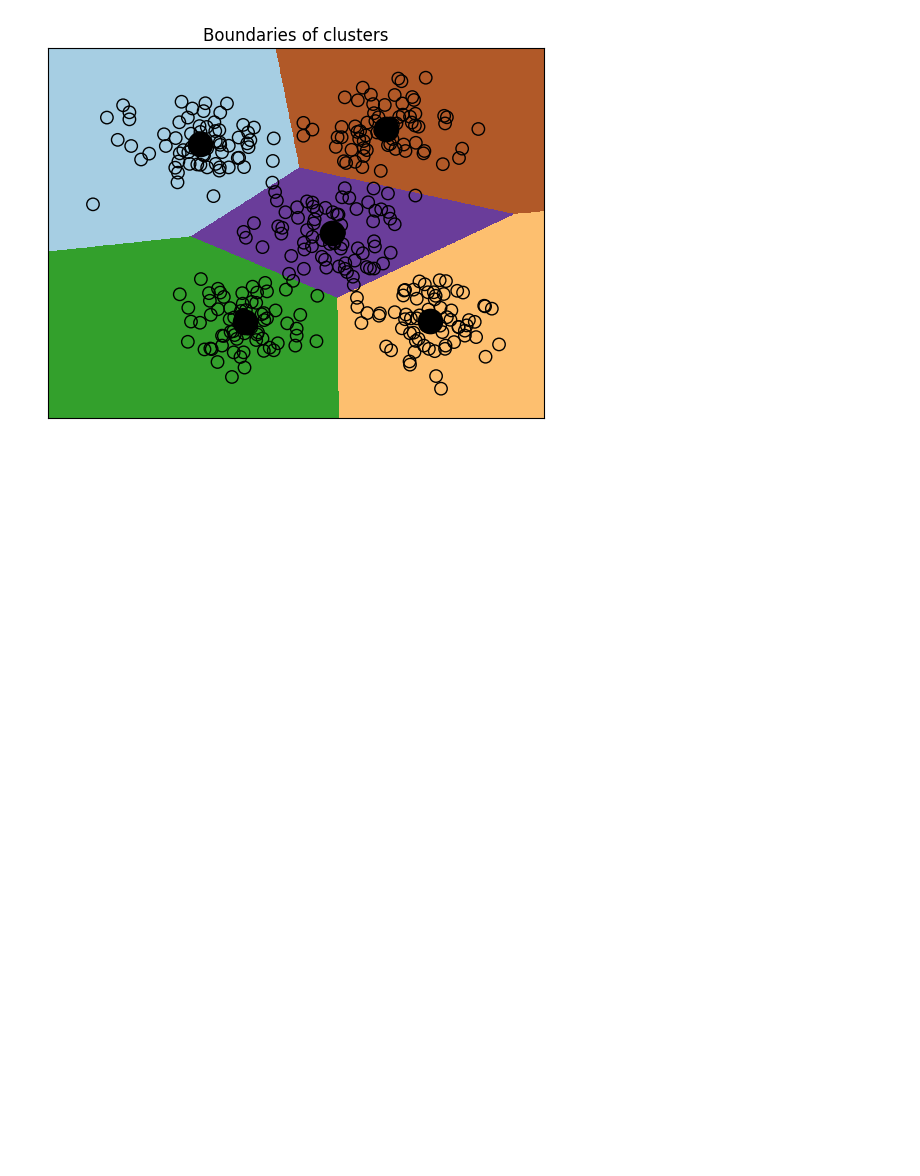
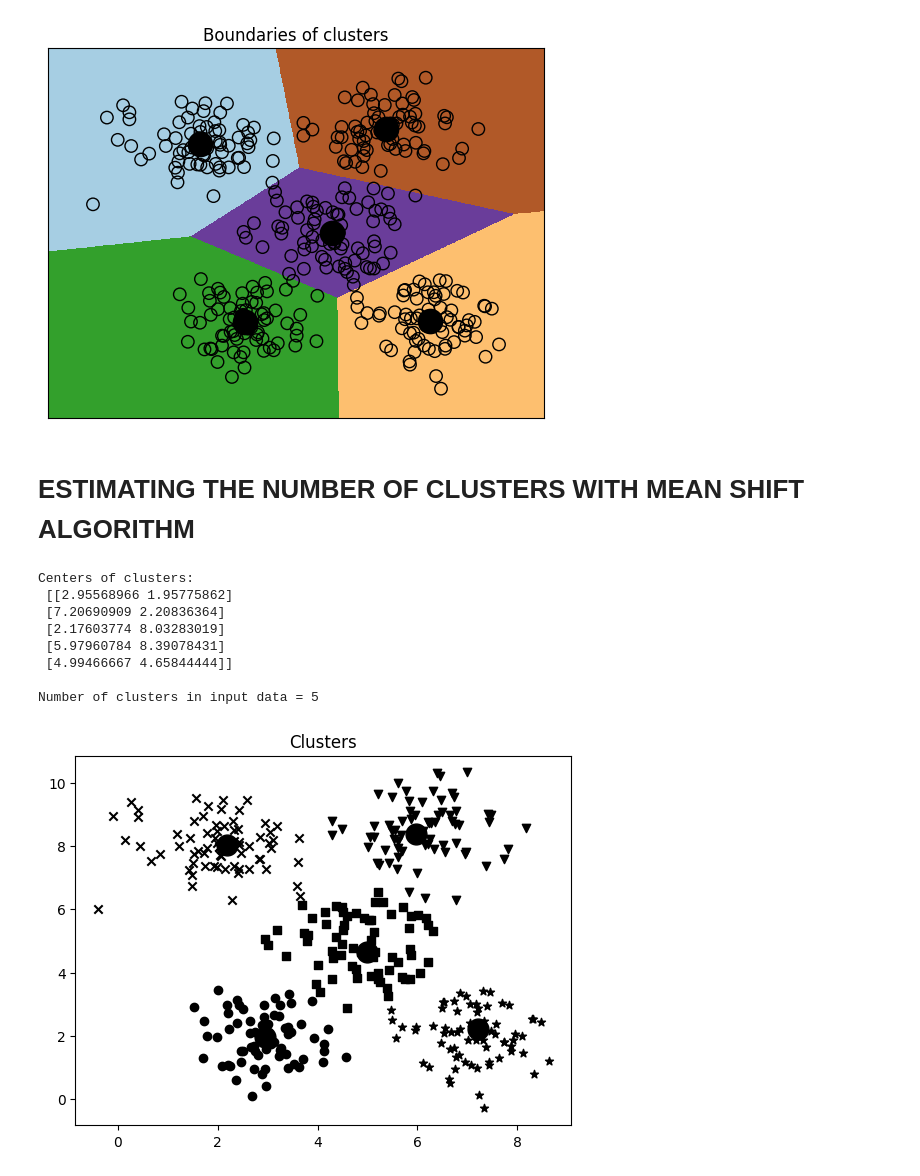
Before and after one commit to AdRavi89/USM-TugasKuliah, a Jupyter notebook: Praktikum_6_AI_CLUSTERING.ipynb, the cells around one changed output. Cells and saved outputs as stored; diff of their text form; code cells hidden in the pictures; blank space fills up the shorter version.

```diff
--- a/Praktikum_6_AI_CLUSTERING.ipynb
+++ b/Praktikum_6_AI_CLUSTERING.ipynb
@@ -64,3 +64,47 @@ plt.show()
 # %% [output]
 [figure]
 [figure]
+# %% [markdown]
+# **ESTIMATING THE NUMBER OF CLUSTERS WITH MEAN SHIFT ALGORITHM**
+# %%
+import numpy as np
+import matplotlib.pyplot as plt
+from sklearn.cluster import MeanShift, estimate_bandwidth
+from itertools import cycle
+
+X = np.loadtxt('data_clustering.txt', delimiter=',')
+
+bandwidth_X = estimate_bandwidth(X, quantile=0.1, n_samples=len(X))
+
+meanshift_model = MeanShift(bandwidth=bandwidth_X, bin_seeding=True)
+meanshift_model.fit(X)
+
+cluster_centers = meanshift_model.cluster_centers_
+print('\nCenters of clusters:\n', cluster_centers)
+
+labels = meanshift_model.labels_
+num_clusters = len(np.unique(labels))
+print("\nNumber of clusters in input data =", num_clusters)
+
+plt.figure()
+markers = 'o*xvs'
+for i, marker in zip(range(num_clusters), markers):
+    plt.scatter(X[labels==i, 0], X[labels==i, 1], marker=marker, color='black')
+
+    cluster_center = cluster_centers[i]
+    plt.plot(cluster_center[0], cluster_center[1], marker='o',
+            markerfacecolor='black', markeredgecolor='black',
+            markersize=15)
+
+plt.title('Clusters')
+plt.show()
+# %% [output]
+Centers of clusters:
+ [[2.95568966 1.95775862]
+ [7.20690909 2.20836364]
+ [2.17603774 8.03283019]
+ [5.97960784 8.39078431]
+ [4.99466667 4.65844444]]
+
+Number of clusters in input data = 5
+[figure, added]
```
Also changed, not shown: parts of 2 cells of this notebook.
